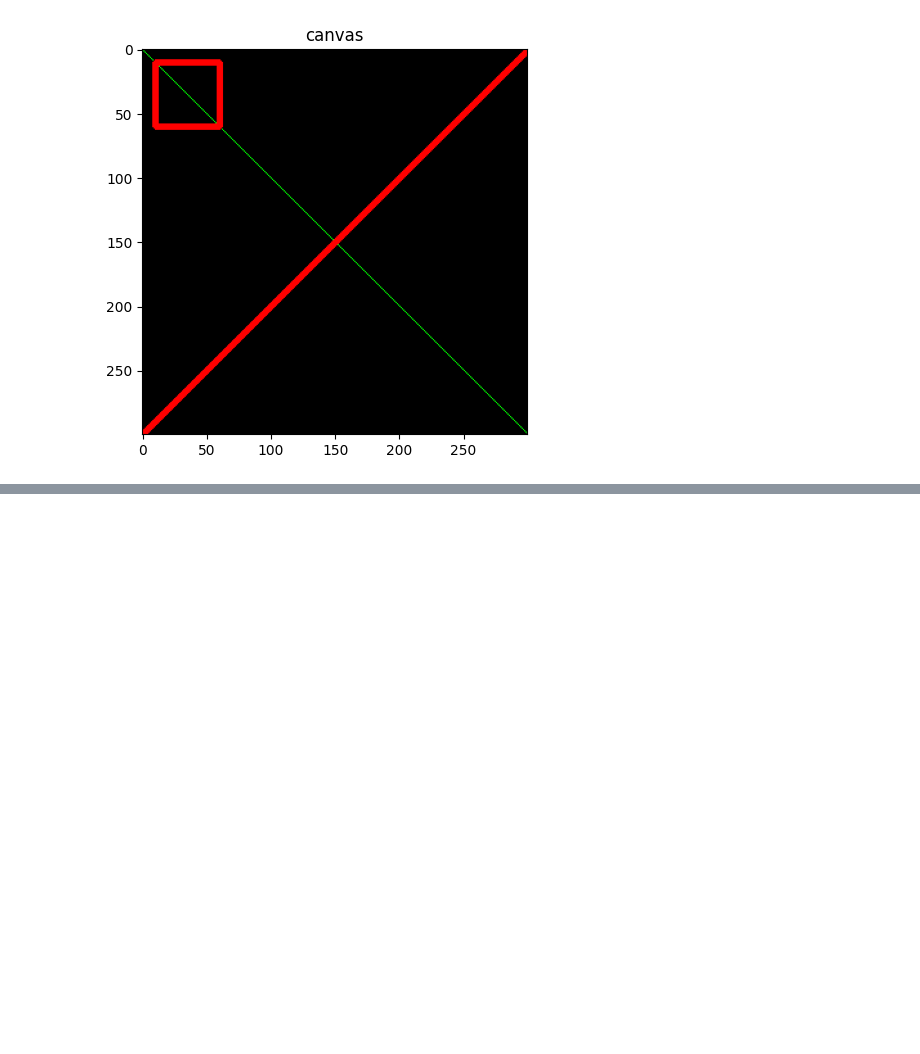
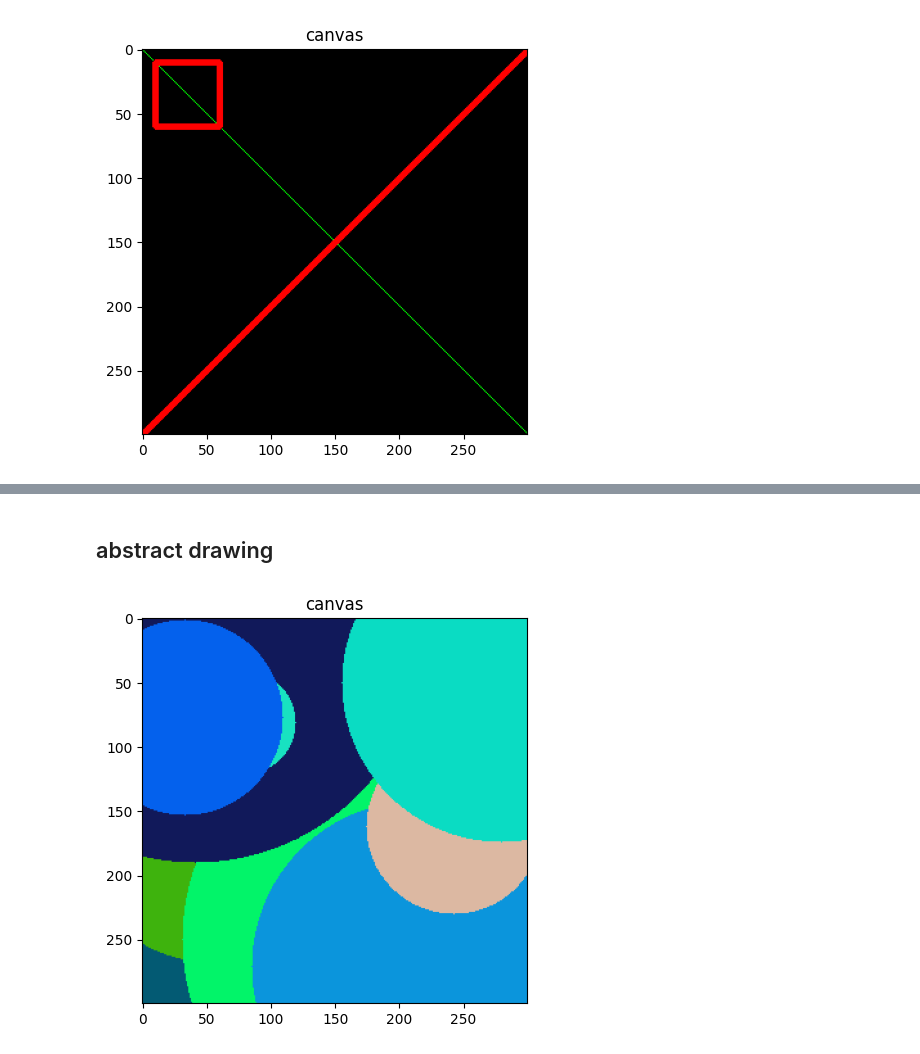
Before and after one commit to AlejandroValle99/Practical_Image_Processing, a Jupyter notebook: 02_drawings/1_drawing.ipynb, the cells around one changed output, grey strips where cells are left out. Drawn from its saved outputs; the diff is of its cells as text; code cells hidden in the pictures; blank space fills up the shorter version.

Commit message:
playing around with drawings

```diff
--- a/02_drawings/1_drawing.ipynb
+++ b/02_drawings/1_drawing.ipynb
@@ -36,0 +51,15 @@ display_image('canvas', canvas)
+# %% [markdown]
+## abstract drawing
+# %%
+# just playing around
+
+for i in range(0,25):
+    radius = np.random.randint(5,200)
+    color = np.random.randint(0,256, size=(3,)).tolist()
+    pt=np.random.randint(0,300,size=(2,))
+
+    cv.circle(canvas,tuple(pt),radius,color,-1)
+
+display_image('canvas', canvas)
+# %% [output]
+[figure, added]
```
Also changed, not shown: parts of 4 cells of this notebook.
